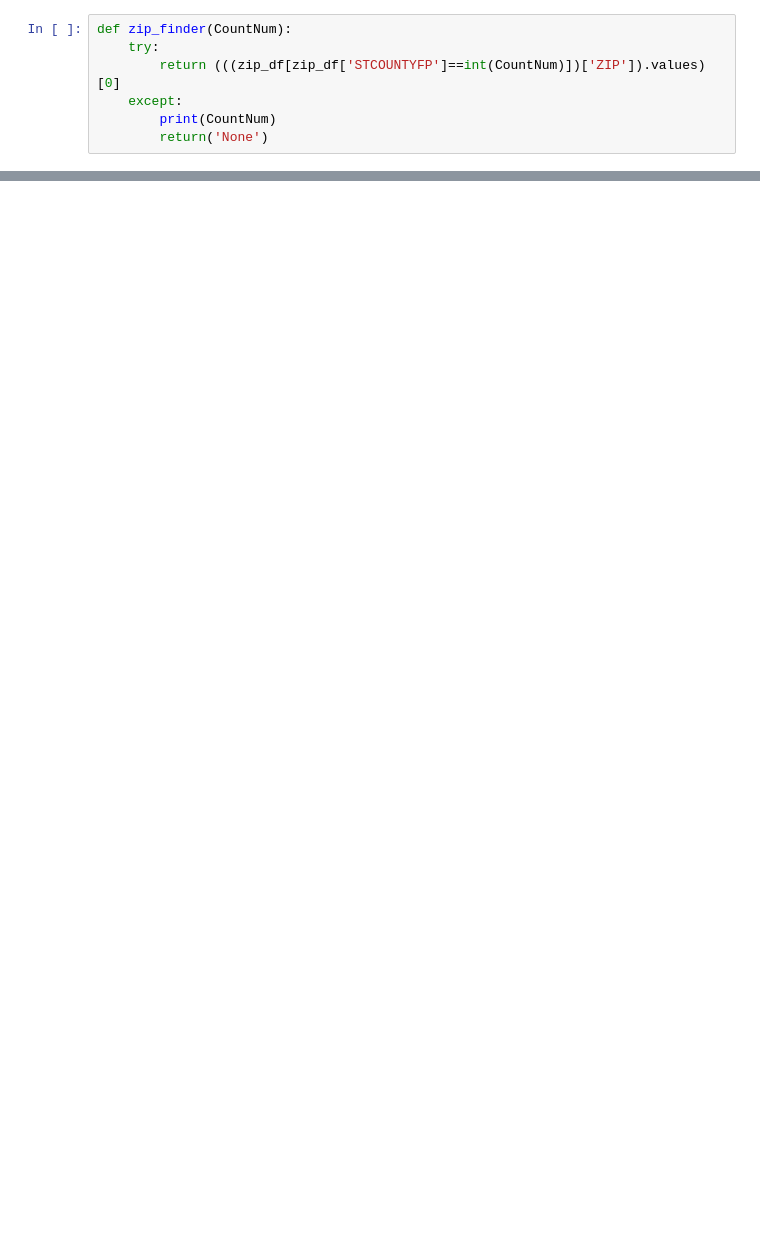
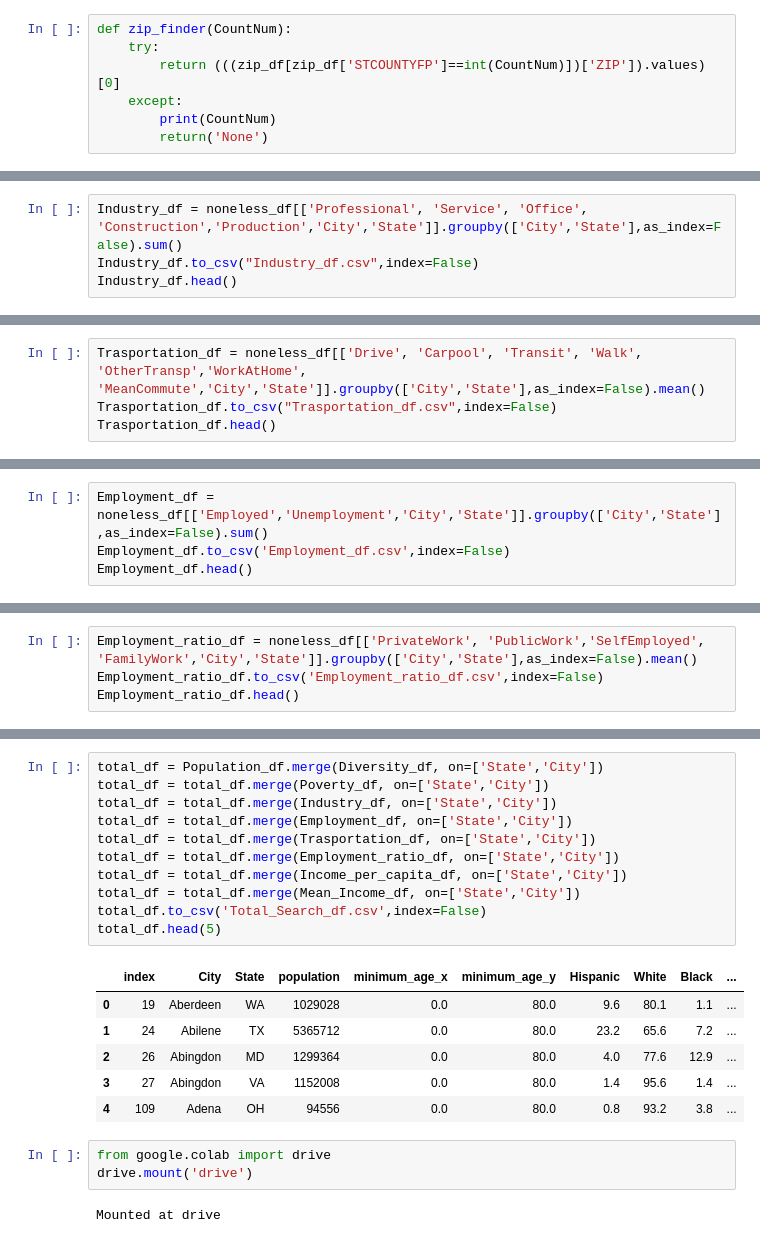
Before and after one commit to CityScape-Datasets/Workspace_Datasets, a Jupyter notebook: Datasets/Census Data/cenus.ipynb, the cells around one changed output, grey strips where cells are left out. Drawn from its saved outputs; the diff is of its cells as text; blank space fills up the shorter version.

```diff
--- a/Datasets/Census Data/cenus.ipynb
+++ b/Datasets/Census Data/cenus.ipynb
@@ -34,0 +238,4 @@ def zip_finder(CountNum):
+# %%
+Industry_df = noneless_df[['Professional', 'Service', 'Office', 'Construction','Production','City','State']].groupby(['City','State'],as_index=False).sum()
+Industry_df.to_csv("Industry_df.csv",index=False)
+Industry_df.head()
@@ -34,0 +249,4 @@ def zip_finder(CountNum):
+# %%
+Trasportation_df = noneless_df[['Drive', 'Carpool', 'Transit', 'Walk', 'OtherTransp','WorkAtHome', 'MeanCommute','City','State']].groupby(['City','State'],as_index=False).mean()
+Trasportation_df.to_csv("Trasportation_df.csv",index=False)
+Trasportation_df.head()
@@ -34,0 +260,4 @@ def zip_finder(CountNum):
+# %%
+Employment_df = noneless_df[['Employed','Unemployment','City','State']].groupby(['City','State'],as_index=False).sum()
+Employment_df.to_csv('Employment_df.csv',index=False)
+Employment_df.head()
@@ -34,0 +271,4 @@ def zip_finder(CountNum):
+# %%
+Employment_ratio_df = noneless_df[['PrivateWork', 'PublicWork','SelfEmployed', 'FamilyWork','City','State']].groupby(['City','State'],as_index=False).mean()
+Employment_ratio_df.to_csv('Employment_ratio_df.csv',index=False)
+Employment_ratio_df.head()
@@ -34,0 +282,23 @@ def zip_finder(CountNum):
+# %%
+total_df = Population_df.merge(Diversity_df, on=['State','City'])
+total_df = total_df.merge(Poverty_df, on=['State','City'])
+total_df = total_df.merge(Industry_df, on=['State','City'])
+total_df = total_df.merge(Employment_df, on=['State','City'])
+total_df = total_df.merge(Trasportation_df, on=['State','City'])
+total_df = total_df.merge(Employment_ratio_df, on=['State','City'])
+total_df = total_df.merge(Income_per_capita_df, on=['State','City'])
+total_df = total_df.merge(Mean_Income_df, on=['State','City'])
+total_df.to_csv('Total_Search_df.csv',index=False)
+total_df.head(5)
+# %% [output]
+|  | index | City | State | population | minimum_age_x | minimum_age_y | Hispanic | White | Black | ... |
+| 0 | 19 | Aberdeen | WA | 1029028 | 0.0 | 80.0 | 9.6 | 80.1 | 1.1 | ... |
+| 1 | 24 | Abilene | TX | 5365712 | 0.0 | 80.0 | 23.2 | 65.6 | 7.2 | ... |
+| 2 | 26 | Abingdon | MD | 1299364 | 0.0 | 80.0 | 4.0 | 77.6 | 12.9 | ... |
+| 3 | 27 | Abingdon | VA | 1152008 | 0.0 | 80.0 | 1.4 | 95.6 | 1.4 | ... |
+| 4 | 109 | Adena | OH | 94556 | 0.0 | 80.0 | 0.8 | 93.2 | 3.8 | ... |
+# %%
+from google.colab import drive
+drive.mount('drive')
+# %% [output]
+Mounted at drive
```
Also changed, not shown: parts of 37 cells of this notebook, 1 other file.
